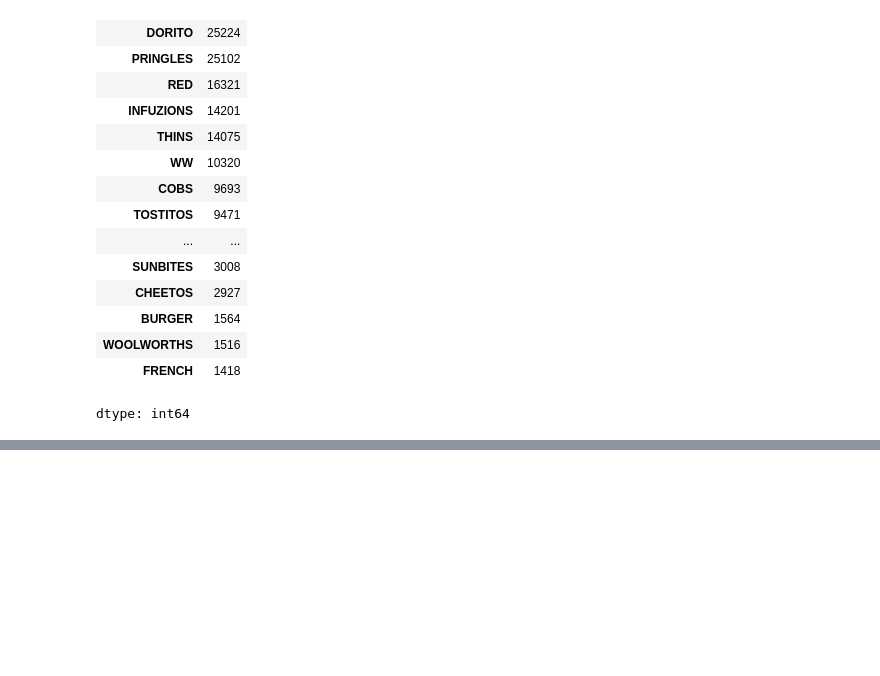
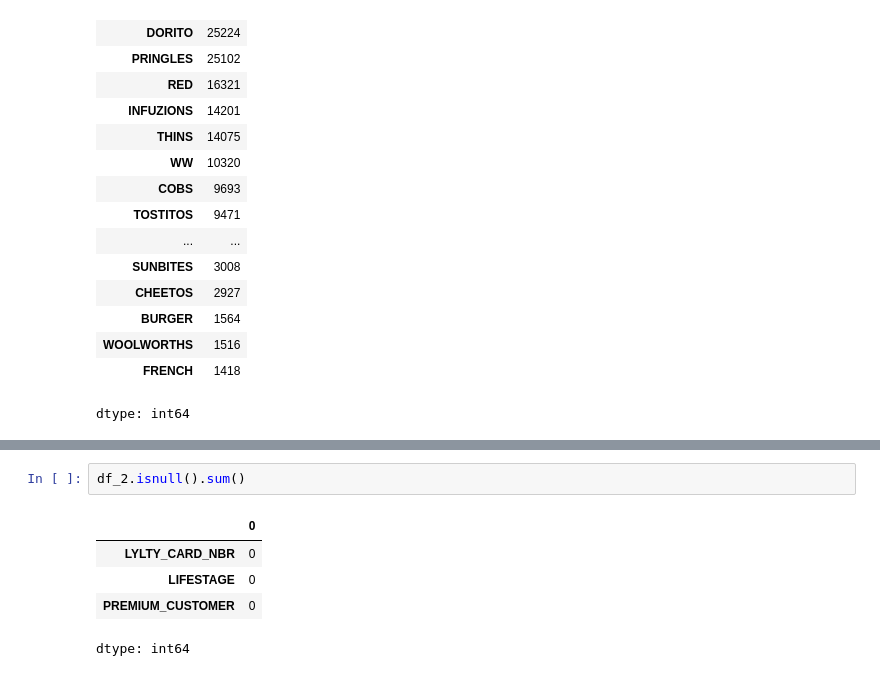
Before and after one commit to Vedant-cloud-ctrl/Quantium, a Jupyter notebook: Quantium_Task_1.ipynb, the cells around one changed output, grey strips where cells are left out. Drawn from its saved outputs; the diff is of its cells as text; blank space fills up the shorter version.

```diff
--- a/Quantium_Task_1.ipynb
+++ b/Quantium_Task_1.ipynb
@@ -457,0 +471,8 @@ dtype: int64
+# %%
+df_2.isnull().sum()
+# %% [output]
+|  | 0 |
+| LYLTY_CARD_NBR | 0 |
+| LIFESTAGE | 0 |
+| PREMIUM_CUSTOMER | 0 |
+dtype: int64
```
Also changed, not shown: parts of 20 cells of this notebook.
